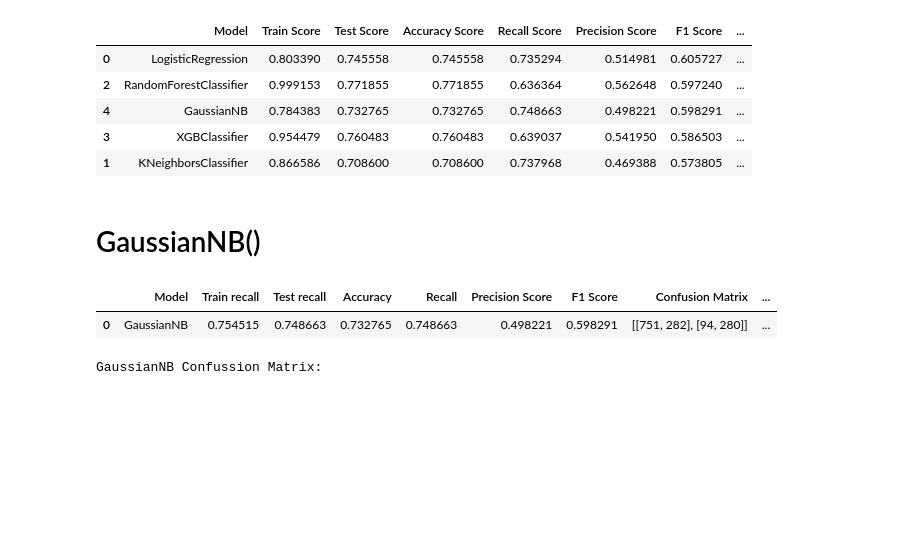
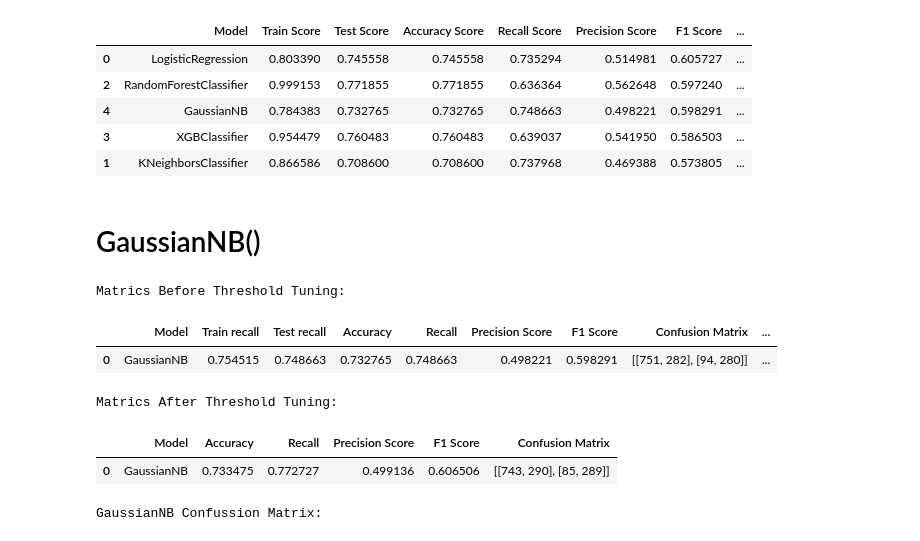
Before and after one commit to Md-Maruf-1727/customer-churn-prediction-ml, a Jupyter notebook: NoteBooks/04_model_training.ipynb, the cells around one changed output. Drawn from its saved outputs; the diff is of its cells as text; code cells hidden in the pictures; blank space fills up the shorter version.

```diff
--- a/NoteBooks/04_model_training.ipynb
+++ b/NoteBooks/04_model_training.ipynb
@@ -189,10 +189,36 @@ gnb_result = pd.DataFrame([{
     'Best CV Score': best_score
 
 }])
+print("Matrics Before Threshold Tuning:")
 gnb_result
 # %% [output]
+Matrics Before Threshold Tuning:
 |  | Model | Train recall | Test recall | Accuracy | Recall | Precision Score | F1 Score | Confusion Matrix | ... |
 | 0 | GaussianNB | 0.754515 | 0.748663 | 0.732765 | 0.748663 | 0.498221 | 0.598291 | [[751, 282], [94, 280]] | ... |
+# %%
+gnb_pred_threshold = (gnb_pred_proba >= 0.4).astype('int')
+
+gnb_threshold_accuracy = accuracy_score(ytest, gnb_pred_threshold)
+gnb_threshold_recall = recall_score(ytest, gnb_pred_threshold)
+gnb_threshold_precision = precision_score(ytest, gnb_pred_threshold)
+gnb_threshold_f1 = f1_score(ytest, gnb_pred_threshold)
+gnb_threshold_confusion = confusion_matrix(ytest, gnb_pred_threshold)
+
+gnb_result_threshold = pd.DataFrame([{
+    'Model': 'GaussianNB',
+    'Accuracy': gnb_threshold_accuracy,
+    'Recall': gnb_threshold_recall,
+    'Precision Score': gnb_threshold_precision,
+    'F1 Score': gnb_threshold_f1,
+    'Confusion Matrix': gnb_threshold_confusion,
+
+}])
+print("Matrics After Threshold Tuning:")
+gnb_result_threshold
+# %% [output]
+Matrics After Threshold Tuning:
+|  | Model | Accuracy | Recall | Precision Score | F1 Score | Confusion Matrix |
+| 0 | GaussianNB | 0.733475 | 0.772727 | 0.499136 | 0.606506 | [[743, 290], [85, 289]] |
 # %%
 print("GaussianNB Confussion Matrix:")
 plt.figure(figsize=(4,3))
```
Also changed, not shown: parts of 2 cells of this notebook.
